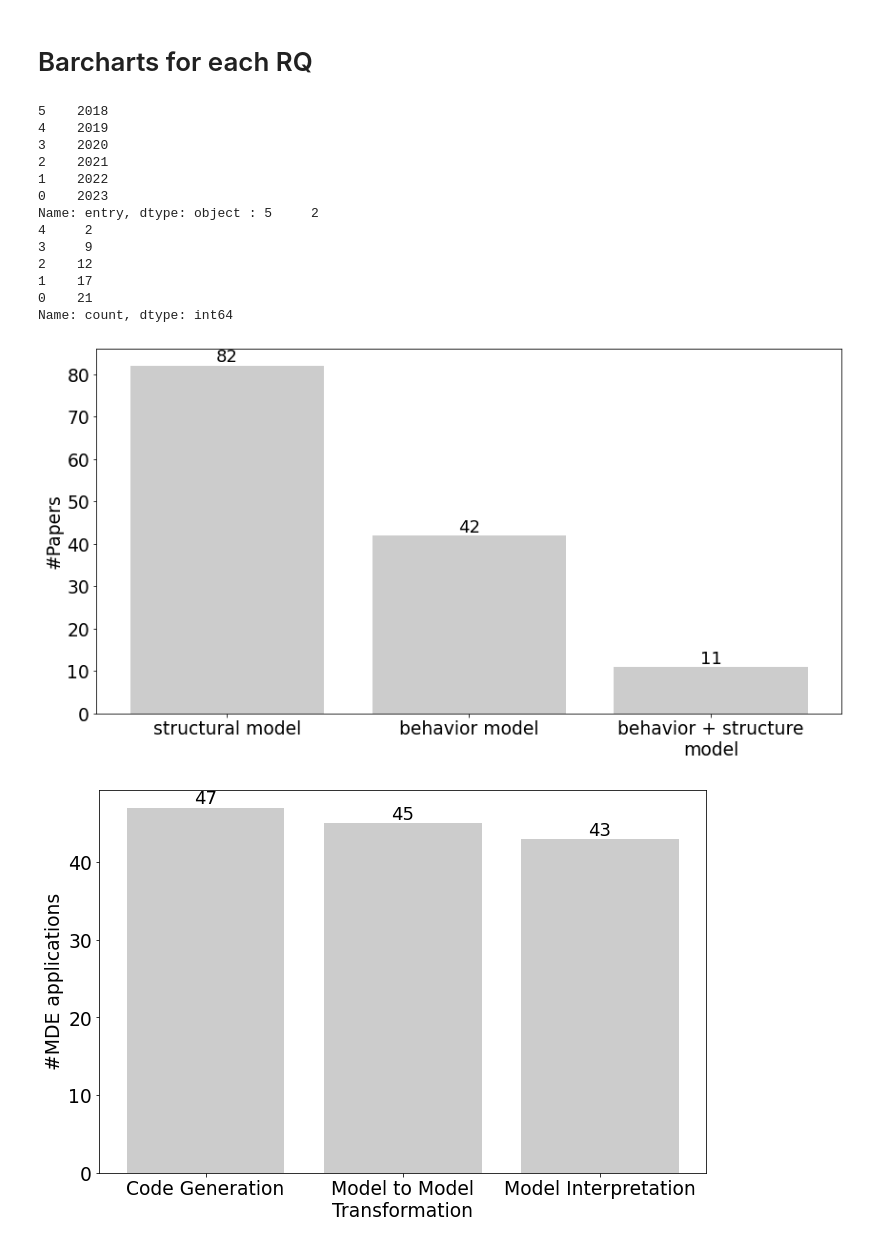
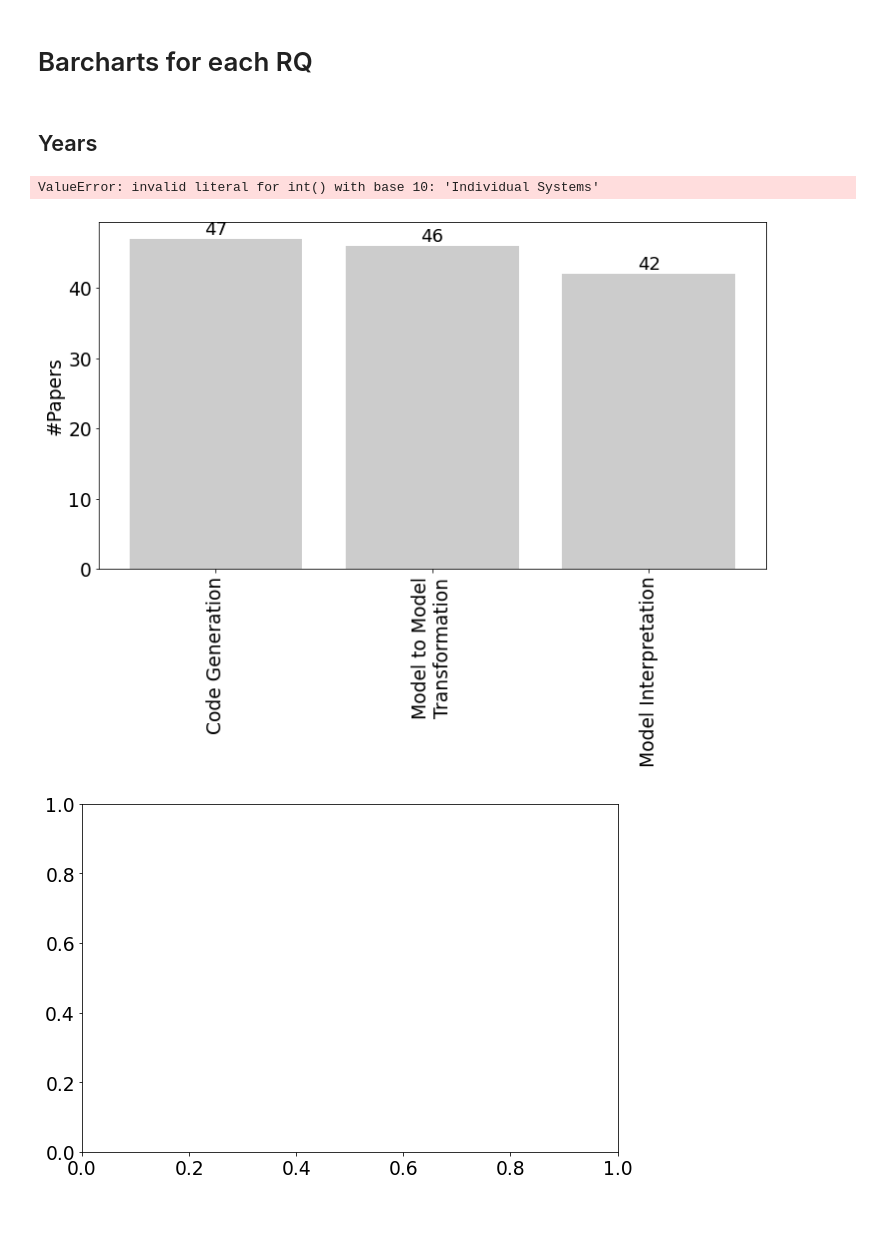
Before and after one commit to cdl-mint/mde4dts, a Jupyter notebook: scripts/barcharts.ipynb, the cells around one changed output. Saved outputs shown, nothing was run; the diff lists cells and outputs as text; code cells hidden in the pictures; blank space fills up the shorter version.

```diff
--- a/scripts/barcharts.ipynb
+++ b/scripts/barcharts.ipynb
@@ -49,7 +49,7 @@ fig_color = "0.8"
 # %% [markdown]
 # Read data variable from csv
 # %%
-df = pd.read_csv(filepath_or_buffer="./data/04 extraction consolidation results.csv", sep="|")
+df = pd.read_csv(filepath_or_buffer="./data/04 extraction consolidation results.csv", sep=";")
 result = df['Title'].to_list()
 result = list(dict.fromkeys(result))
 titles = list(df.columns)
@@ -111,9 +111,6 @@ yearless = {'A digital twin-driven hybrid approach for the prediction of perform
 }
 # %%
 for index, row in yeardata.iterrows():
-    if pd.isna(row['Publication Year']):
-
-        print()
     if row['Title'] in yearless.keys():
         if pd.isna(row['Publication Year']):
             yeardata.at[index, 'Publication Year'] = yearless[row['Title']]
@@ -138,10 +128,11 @@ data = data[data['Title'].notna()]
 data.head()
 # %% [markdown]
 # Barcharts for each RQ
+# %% [markdown]
+## Years
 # %%
 modeling_language = data["source category"].value_counts().reset_index()
 modeling_language.columns = ['entry', 'count']
-modeling_language  = modeling_language[modeling_language['count'] > 1]
 mde_technique= data["model processing technique"].value_counts().reset_index()
 mde_technique.columns = ['entry', 'count']
 use_case_domain = data["use case domain"].value_counts().reset_index()
@@ -169,9 +160,9 @@ fig, axes = plt.subplots()
 fig.set_figwidth(figwidth)
 fig.set_figheight(figheight*0.8)
 # List of DataFrames
-dataframes = [modeling_language, mde_technique, years, tt]
+dataframes = [mde_technique, years, tt]
 # Titles for each subplot (modify as needed)
-titles = ['#Papers per Modeling Language', '#Papers per MDE technique', '#Papers per year', '#Papers per twinning target']
+titles = ['#Papers per MDE technique', '#Papers per year', '#Papers per twinning target']
 
 # Loop through the subplots and plot each bar chart
 plot_data = dataframes[0]
@@ -182,88 +173,46 @@ axes.set_xticklabels(entry_data, rotation=90)
 axes.bar_label(axes.containers[0], fontsize=barlabelsize)
 axes.set_ylabel("#Papers")
 
-# Adjust the layout to avoid overlapping titles
-
-#plt.show()
-plt.xticks(rotation = 0)
-plt.tight_layout()
-plt.savefig(destination_folder+"MDE_Lang_barchart"+ fileformat)
 
 fig, axes = plt.subplots()
 fig.set_figwidth(figwidth*0.8)
 fig.set_figheight(figheight*0.8)
 # Loop through the subplots and plot each bar chart
 plot_data = dataframes[1]
-axes.bar(plot_data['entry'], plot_data['count'], tick_label=plot_data['count'], color=fig_color)  # Replace 'x' and 'y' with the appropriate column names from the DataFrame
-#axes.set_title(titles[1])
-entry_data = [ '\n'.join(wrap(l, 20)) for l in plot_data['entry'] ]
-axes.set_xticklabels(entry_data, rotation=90)
-axes.bar_label(axes.containers[0], fontsize=barlabelsize)
-axes.set_ylabel("#MDE applications")
-#plt.show()
-plt.xticks(rotation = 0)
-plt.tight_layout()
-plt.savefig(destination_folder+"MDE_barchart"+ fileformat)
+
 
 
 fig, axes = plt.subplots()
 fig.set_figwidth(figwidth)
 fig.set_figheight(figheight)
 # Loop through the subplots and plot each bar chart
 plot_data = dataframes[2]
 plot_data.sort_values('entry', inplace=True)
 for index, row in plot_data.iterrows():
     val = int(row['entry'])
     cou = row['count']
 #    if val < 2023:
     axes.bar(val, cou,color=fig_color)
 #    else:
 #        axes.bar(val, cou, fill=False, hatch='///')
 
 #fill=False, hatch='///'
 
   # Replace 'x' and 'y' with the appropriate column names from the DataFrame
 print(plot_data['entry'], ":", plot_data['count'])
 axes.set_ylabel("#Papers")
 #axes.set_title(titles[2])
 #entry_data = [ '\n'.join(wrap(l, 20)) for l in plot_data['entry'] ]
 axes.set_xticklabels([0,2018,2019,2020,2021,2022,2023], rotation=90)
 for container in axes.containers:
     axes.bar_label(container, fontsize=barlabelsize)
 
 
 # Adjust the layout to avoid overlapping titles
 plt.xticks(rotation = 0)
 plt.tight_layout()
 plt.savefig(destination_folder+"Year_barchart"+ fileformat)
-
-fig, axes = plt.subplots()
-fig.set_figwidth(figwidth*0.8)
-fig.set_figheight(figheight)
-# Loop through the subplots and plot each bar chart
-plot_data = dataframes[3]
-axes.bar(plot_data['entry'], plot_data['count'], tick_label=plot_data['count'], color=fig_color)  # Replace 'x' and 'y' with the appropriate column names from the DataFrame
-#axes.set_title(titles[3])
-#entry_data = [ '\n'.join(wrap(l, 20)) for l in plot_data['entry'] ]
-axes.set_xticklabels(plot_data['entry'], rotation=90)
-axes.bar_label(axes.containers[0], fontsize=barlabelsize)
-axes.set_ylabel("#Papers")
-plt.xticks(rotation = 0)
-plt.tight_layout()
-plt.savefig(destination_folder+"TT_barchart"+ fileformat)
 # %% [output]
-5    2018
-4    2019
-3    2020
-2    2021
-1    2022
-0    2023
-Name: entry, dtype: object : 5     2
-4     2
-3     9
-2    12
-1    17
-0    21
-Name: count, dtype: int64
+ValueError: invalid literal for int() with base 10: 'Individual Systems'
-[figure, old version]
+[figure, new version]
-[figure, old version]
+[figure, new version]
```
Also changed, not shown: parts of 11 cells of this notebook, 39 other files.
